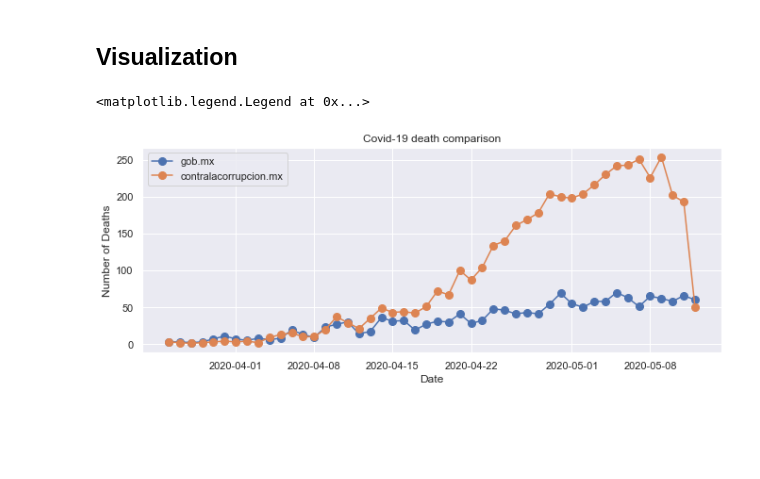
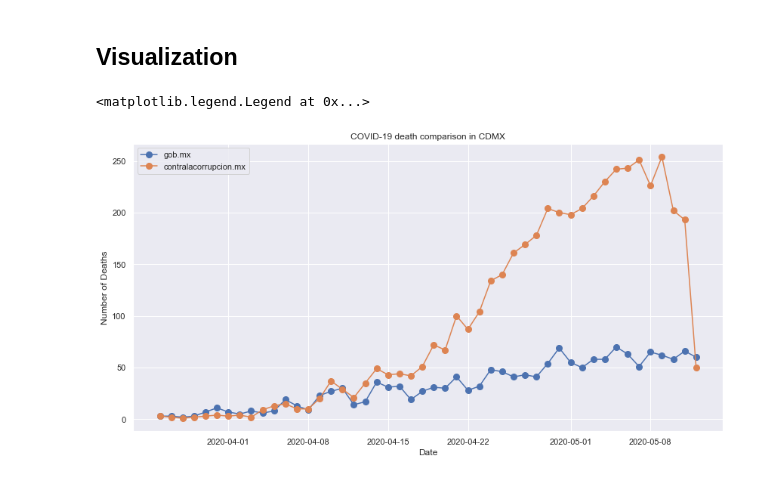
Before and after one commit to alejandropuerto/covid-19-death-comparison, a Jupyter notebook: covid-19 death comparison cdmx.ipynb, the cells around one changed output. Cells and saved outputs as stored; diff of their text form; code cells hidden in the pictures; blank space fills up the shorter version.

Commit message:
plot size changed

```diff
--- a/covid-19 death comparison cdmx.ipynb
+++ b/covid-19 death comparison cdmx.ipynb
@@ -210,19 +210,19 @@ from_cdmx = from_cdmx.set_index('FECHA_DEF')
 # %% [markdown]
 ## Visualization
 # %%
-sns.set(rc={'figure.figsize':(11, 4)})
+sns.set(rc={'figure.figsize':(14, 7)})
 # %%
 start, end = '2020-03', '2020-05'
 # %%
 fig, ax = plt.subplots()
 ax.plot(from_cdmx.loc[start:end],
 marker='o', markersize=8, linestyle='-', label='gob.mx')
 ax.plot(number_by_date.loc[start:end],
 marker='o', markersize=8, linestyle='-', label='contralacorrupcion.mx')
 ax.set_xlabel('Date')
 ax.set_ylabel('Number of Deaths')
-ax.set_title('Covid-19 death comparison')
+ax.set_title('COVID-19 death comparison in CDMX')
 ax.legend()
 # %% [output]
 <matplotlib.legend.Legend at 0x...>
-[figure, old version]
+[figure, new version]
```
